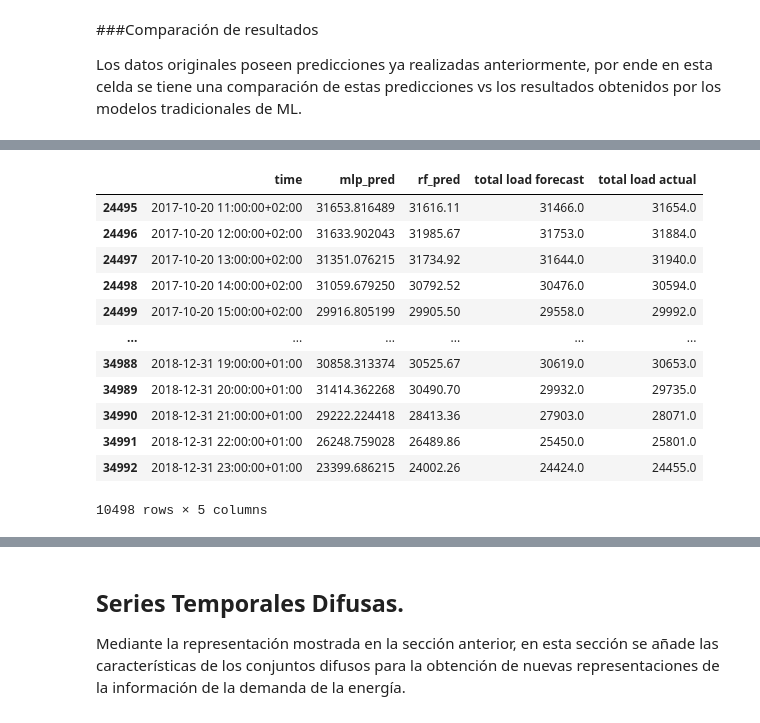
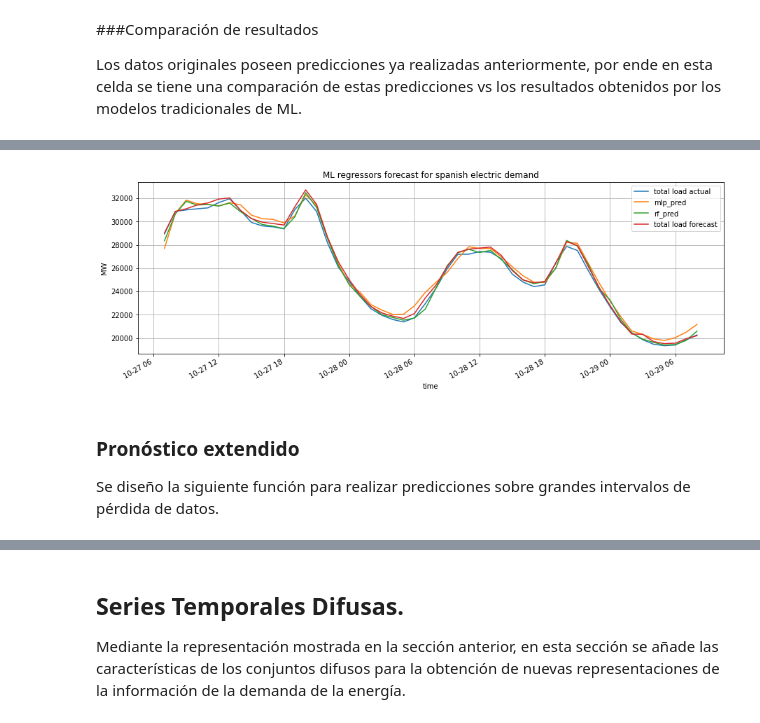
Before and after one commit to JossRubio/Prediccion_demanda_energetica, a Jupyter notebook: codes/Memoria_Everis.ipynb, the cells around one changed output, grey strips where cells are left out. Drawn from its saved outputs; the diff is of its cells as text; code cells hidden in the pictures.

```diff
--- a/codes/Memoria_Everis.ipynb
+++ b/codes/Memoria_Everis.ipynb
@@ -266,0 +186,15 @@ X_data, y_data = demand_series.drop(['t'], axis=1), demand_series['t']
+# %%
+# Procesamiento de la información de la demanda con la función anterior
+
+length_serie = 72       # Como la serie temporal corresponde a la demanda horaria, entonces el largo será 24.
+n_data = demand_serie.__len__()
+
+demand_time_series = series_constructor(demand_serie, length_serie, n_data=n_data, column_serie='total load actual', column_concat_name='time')  # Aplicando la función anterior.
+
+demand_series, data_time = demand_time_series.drop(['time'], axis=1), demand_time_series['time']  # Separando la información en las series y datos del tiempo.
+
+forecast_default = demand_serie[['time','total load forecast']]
+
+# Dataframes para el procesamiento de datos
+
+X_data, y_data = demand_series.drop(['t'], axis=1), demand_series['t']
@@ -347,17 +285,12 @@ RF Error: 1.064
 Work Error: 0.959
-# %%
-df_comparison
-# %% [output]
-|  | time | mlp_pred | rf_pred | total load forecast | total load actual |
-| 24495 | 2017-10-20 11:00:00+02:00 | 31653.816489 | 31616.11 | 31466.0 | 31654.0 |
-| 24496 | 2017-10-20 12:00:00+02:00 | 31633.902043 | 31985.67 | 31753.0 | 31884.0 |
-| 24497 | 2017-10-20 13:00:00+02:00 | 31351.076215 | 31734.92 | 31644.0 | 31940.0 |
-| 24498 | 2017-10-20 14:00:00+02:00 | 31059.679250 | 30792.52 | 30476.0 | 30594.0 |
-| 24499 | 2017-10-20 15:00:00+02:00 | 29916.805199 | 29905.50 | 29558.0 | 29992.0 |
-| ... | ... | ... | ... | ... | ... |
-| 34988 | 2018-12-31 19:00:00+01:00 | 30858.313374 | 30525.67 | 30619.0 | 30653.0 |
-| 34989 | 2018-12-31 20:00:00+01:00 | 31414.362268 | 30490.70 | 29932.0 | 29735.0 |
-| 34990 | 2018-12-31 21:00:00+01:00 | 29222.224418 | 28413.36 | 27903.0 | 28071.0 |
-| 34991 | 2018-12-31 22:00:00+01:00 | 26248.759028 | 26489.86 | 25450.0 | 25801.0 |
-| 34992 | 2018-12-31 23:00:00+01:00 | 23399.686215 | 24002.26 | 24424.0 | 24455.0 |
-10498 rows × 5 columns
+# %%
+ML_prediction_df = df_comparison[['time', 'total load actual', 'mlp_pred', 'rf_pred', 'total load forecast']]
+# %%
+ML_prediction_df.iloc[150:200].plot(x='time', ylabel='MW', title='ML regressors forecast for spanish electric demand', grid=True, figsize=(15,5))
+plt.savefig('ML_results.png')
+# %% [output]
+[figure, added]
+# %% [markdown]
+### Pronóstico extendido
+
+Se diseño la siguiente función para realizar predicciones sobre grandes intervalos de pérdida de datos.
```
Also changed, not shown: parts of 87 cells of this notebook.
